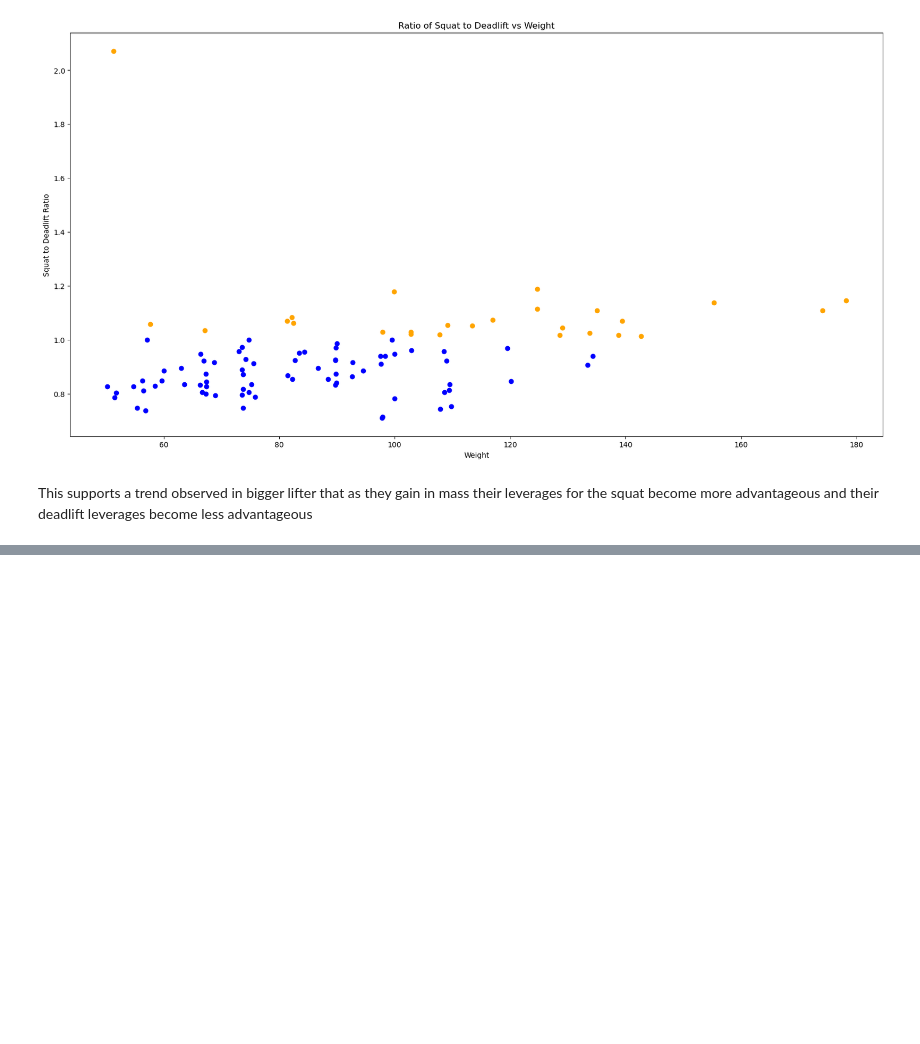
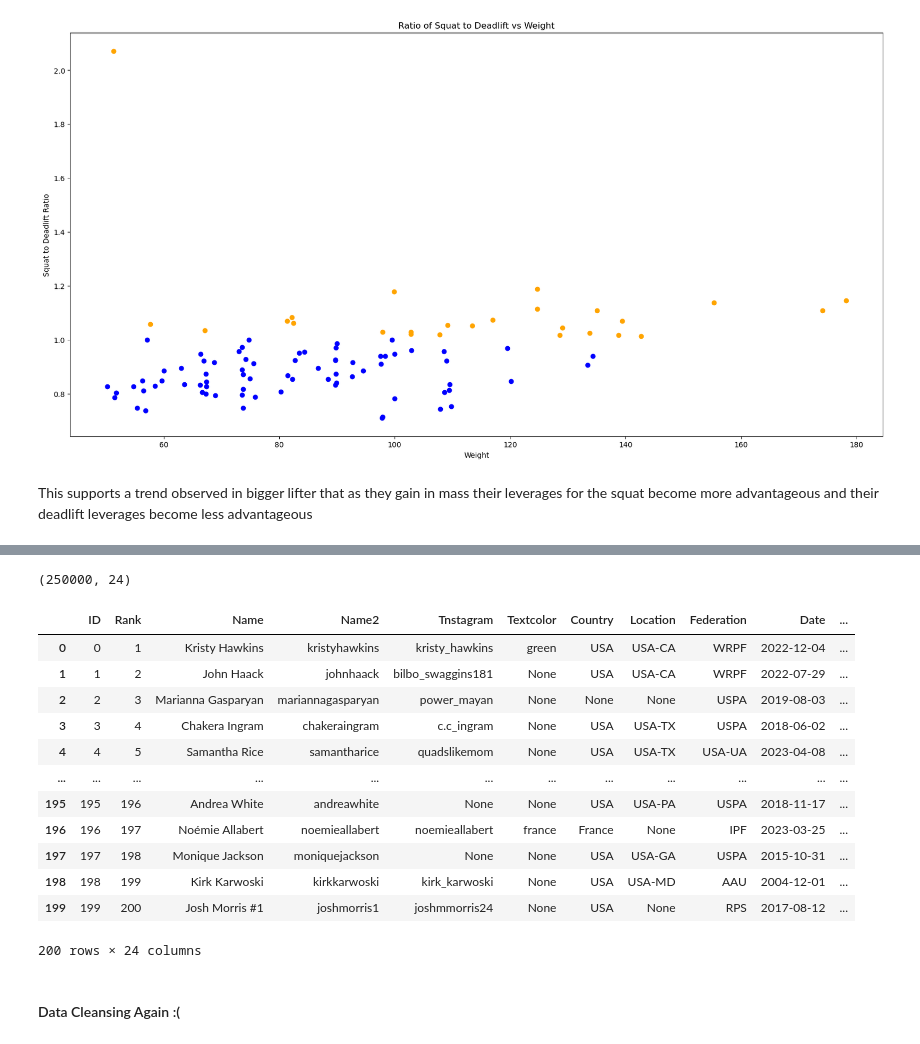
Before and after one commit to adamFittlerGit/openpowerlifting_datascience, a Jupyter notebook: opds.ipynb, the cells around one changed output, grey strips where cells are left out. Drawn from its saved outputs; the diff is of its cells as text; code cells hidden in the pictures; blank space fills up the shorter version.

Commit message:
Added massive data from our api gathering

```diff
--- a/opds.ipynb
+++ b/opds.ipynb
@@ -155,0 +164,24 @@ This supports a trend observed in bigger lifter that as they gain in mass their
+# %%
+import requests
+import pandas as pd
+
+
+def get_lifter_df():
+    dfs = []
+    for i in range(2500):
+        response = requests.get("https://www.openpowerlifting.org/api/rankings/raw?start=" + str(i*100) + "&end=" + str(i*100 + 99) + "&lang=en&units=kg")
+
+        if response.status_code == 200:
+            data = response.json()
+
+            df = pd.DataFrame(data["rows"], columns=['ID', 'Rank', 'Name', 'Name2', 'Tnstagram', 'Textcolor', 'Country', 'Location', 'Federation', 'Date', 'Country2', 'Region', 'Fed-version', 'Sex', 'Equiptment', 'Age', 'Age_Class', 'Weight', 'Weight_Class', 'Squat', 'Bench', 'Deadlift', 'Total', 'Dots'])
+
+            dfs.append(df)
+
+        else:
+            print(f"Error fetching data from the API for endpoint {i}: {response.status_code}")
+
+    # Create Master Dataframe
+    return pd.concat(dfs, ignore_index=True)
+
+lifter_df = get_lifter_df()
@@ -155,0 +203,22 @@ This supports a trend observed in bigger lifter that as they gain in mass their
+# %%
+lifter_df.shape
+# %% [output]
+(250000, 24)
+# %%
+lifter_df.head(200)
+# %% [output]
+|  | ID | Rank | Name | Name2 | Tnstagram | Textcolor | Country | Location | Federation | Date | ... |
+| 0 | 0 | 1 | Kristy Hawkins | kristyhawkins | kristy_hawkins | green | USA | USA-CA | WRPF | 2022-12-04 | ... |
+| 1 | 1 | 2 | John Haack | johnhaack | bilbo_swaggins181 | None | USA | USA-CA | WRPF | 2022-07-29 | ... |
+| 2 | 2 | 3 | Marianna Gasparyan | mariannagasparyan | power_mayan | None | None | None | USPA | 2019-08-03 | ... |
+| 3 | 3 | 4 | Chakera Ingram | chakeraingram | c.c_ingram | None | USA | USA-TX | USPA | 2018-06-02 | ... |
+| 4 | 4 | 5 | Samantha Rice | samantharice | quadslikemom | None | USA | USA-TX | USA-UA | 2023-04-08 | ... |
+| ... | ... | ... | ... | ... | ... | ... | ... | ... | ... | ... | ... |
+| 195 | 195 | 196 | Andrea White | andreawhite | None | None | USA | USA-PA | USPA | 2018-11-17 | ... |
+| 196 | 196 | 197 | Noémie Allabert | noemieallabert | noemieallabert | france | France | None | IPF | 2023-03-25 | ... |
+| 197 | 197 | 198 | Monique Jackson | moniquejackson | None | None | USA | USA-GA | USPA | 2015-10-31 | ... |
+| 198 | 198 | 199 | Kirk Karwoski | kirkkarwoski | kirk_karwoski | None | USA | USA-MD | AAU | 2004-12-01 | ... |
+| 199 | 199 | 200 | Josh Morris #1 | joshmorris1 | joshmmorris24 | None | USA | None | RPS | 2017-08-12 | ... |
+200 rows × 24 columns
+# %% [markdown]
+#### Data Cleansing Again :(
```
Also changed, not shown: parts of 10 cells of this notebook, 3 other files.
